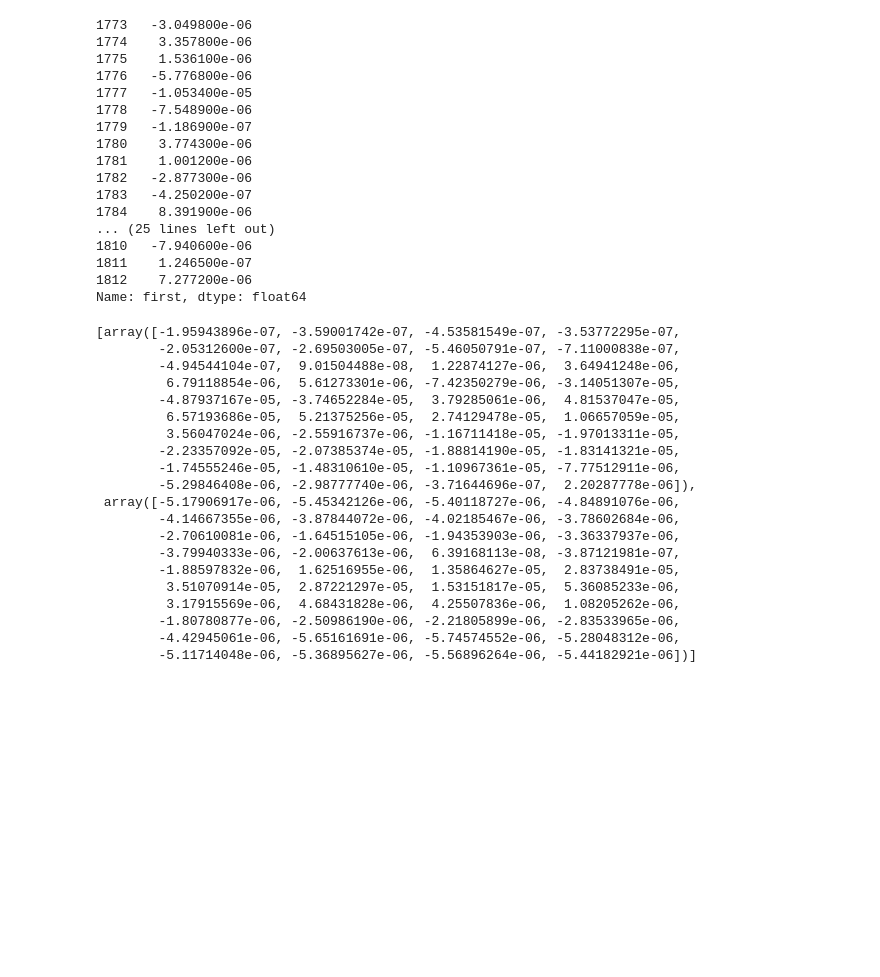
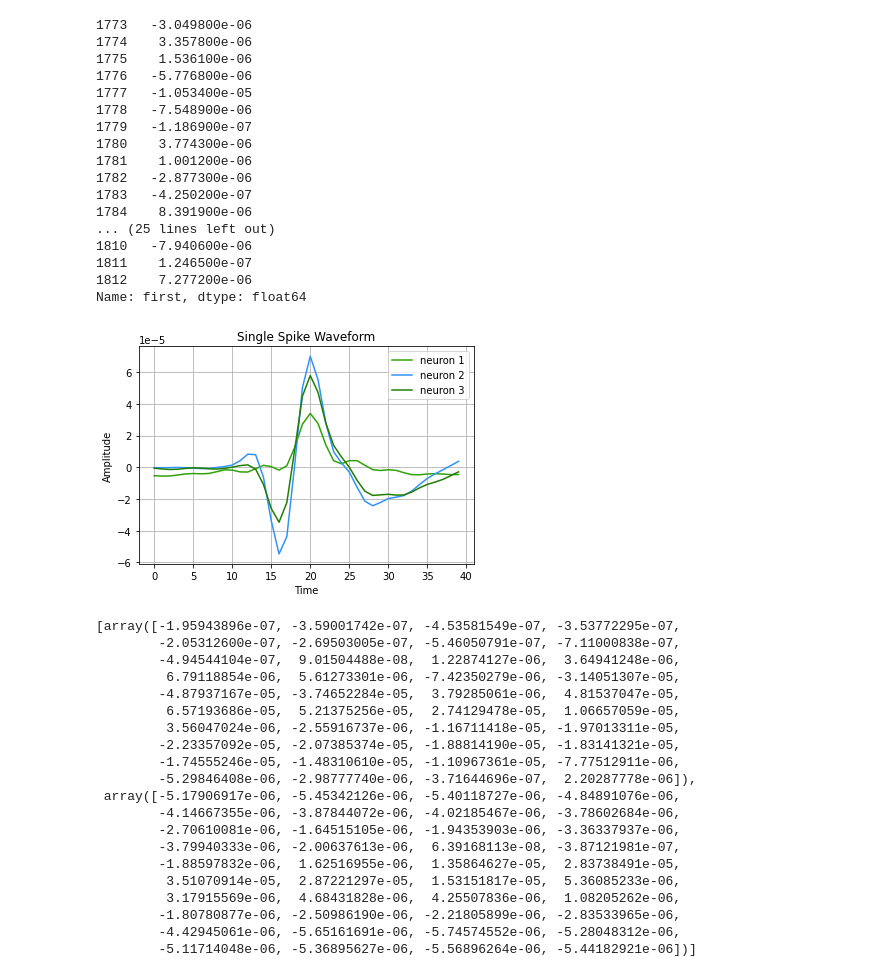
Before and after one commit to omarelwaliely/SpikeSorting, a Jupyter notebook: Untitled.ipynb, the cells around one changed output. Cells and saved outputs as stored; diff of their text form; code cells hidden in the pictures; blank space fills up the shorter version.

```diff
--- a/Untitled.ipynb
+++ b/Untitled.ipynb
@@ -156,3 +136,31 @@ for ind in features2[features2["cluster"] == 1]["peakIndex"]:
+# %%
+clusters = np.unique(features1["cluster"])
+
+color = ["#"+''.join([random.choice('0123456789ABCDEF') for j in range(6)])
+             for i in range(len(clusters))]
+
+avg_spikes = []
+for cluster in clusters:
+    allSpikes = []
+    for ind in features1[features1["cluster"] == cluster]["peakIndex"]:
+        start = ind - 20
+        end = ind + 20
+        allSpikes.append([first[start:end]])
+    avg_spikes.append(np.average(allSpikes, axis = 0)[0])
+
+time_points = np.arange(len(avg_spikes))
+indices = np.arange(len(avg_spikes[0]))
+for cluster in clusters:
+    plt.plot(indices, avg_spikes[cluster], color=color[cluster], label="neuron "+str(cluster+1))
+plt.xlabel('Time')
+plt.ylabel('Amplitude')
+plt.title('Single Spike Waveform')
+plt.legend()
+
+plt.grid(True)
+plt.show()
+# %% [output]
+[figure, added]
 # %%
 avg_spikes1 = []
 avg_spikes1.append(np.average(allSpikes1, axis = 0)[0])
```
Also changed, not shown: parts of 5 cells of this notebook, 3 other files.
